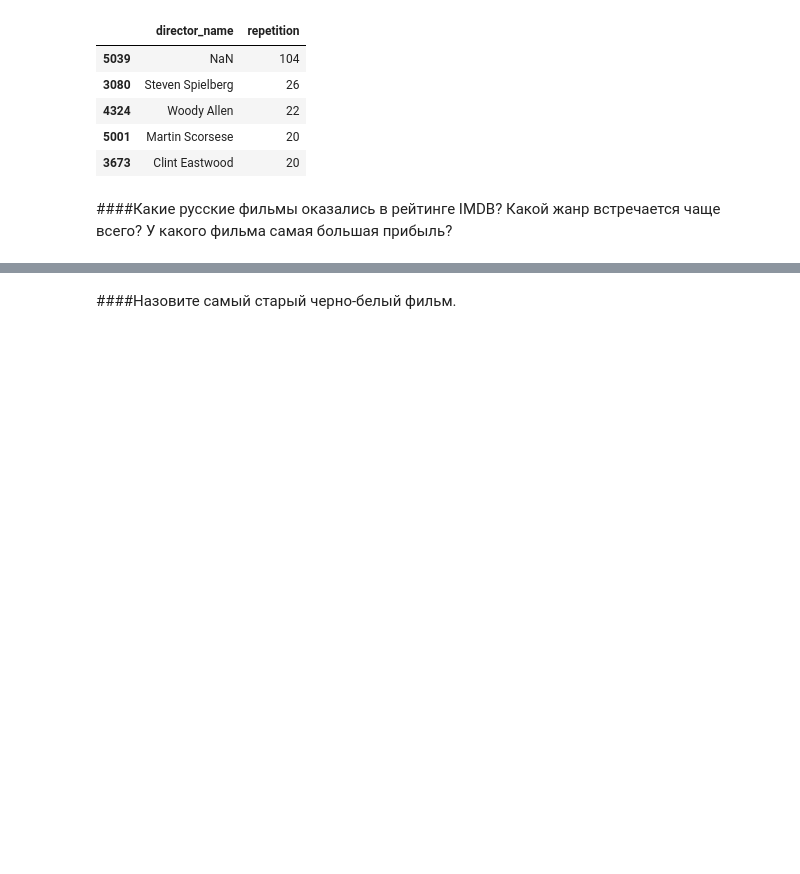
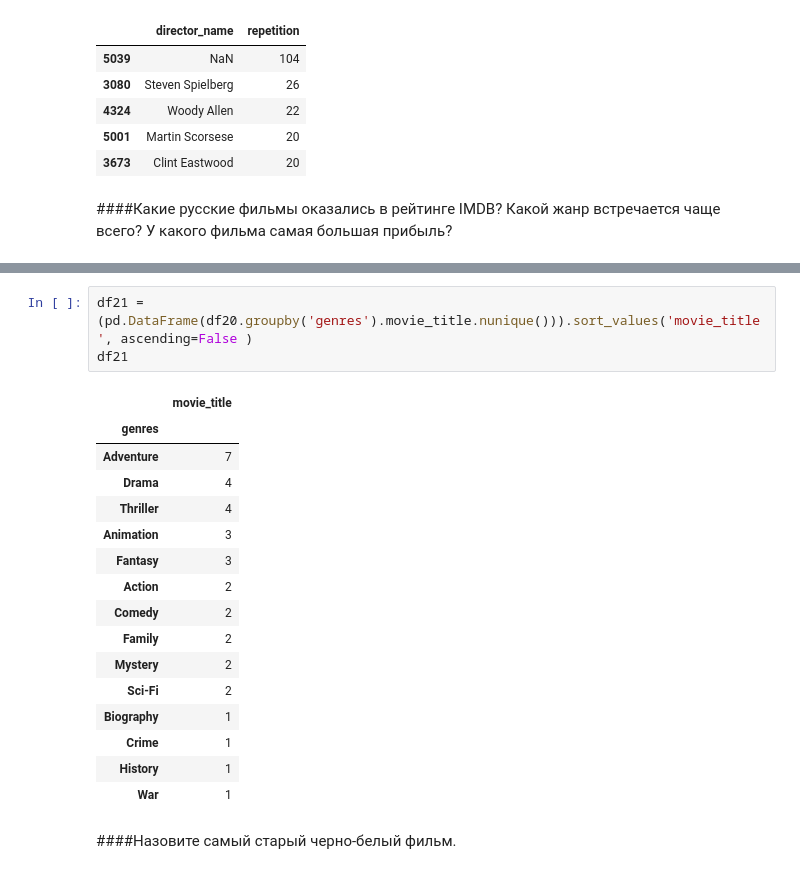
Before and after one commit to MangoFM/Movie_Analysis, a Jupyter notebook: Анализ_кинофильмов_Скоркин.ipynb, the cells around one changed output, grey strips where cells are left out. Cells and saved outputs as stored; diff of their text form; blank space fills up the shorter version.

```diff
--- a/Анализ_кинофильмов_Скоркин.ipynb
+++ b/Анализ_кинофильмов_Скоркин.ipynb
@@ -465,3 +535,23 @@ df17.head(5)
+# %%
+df21 = (pd.DataFrame(df20.groupby('genres').movie_title.nunique())).sort_values('movie_title', ascending=False )
+df21
+# %% [output]
+|  | movie_title |
+| genres |  |
+| Adventure | 7 |
+| Drama | 4 |
+| Thriller | 4 |
+| Animation | 3 |
+| Fantasy | 3 |
+| Action | 2 |
+| Comedy | 2 |
+| Family | 2 |
+| Mystery | 2 |
+| Sci-Fi | 2 |
+| Biography | 1 |
+| Crime | 1 |
+| History | 1 |
+| War | 1 |
 # %% [markdown]
 ####Назовите самый старый черно-белый фильм.
 # %%
```
Also changed, not shown: parts of 28 cells of this notebook.
